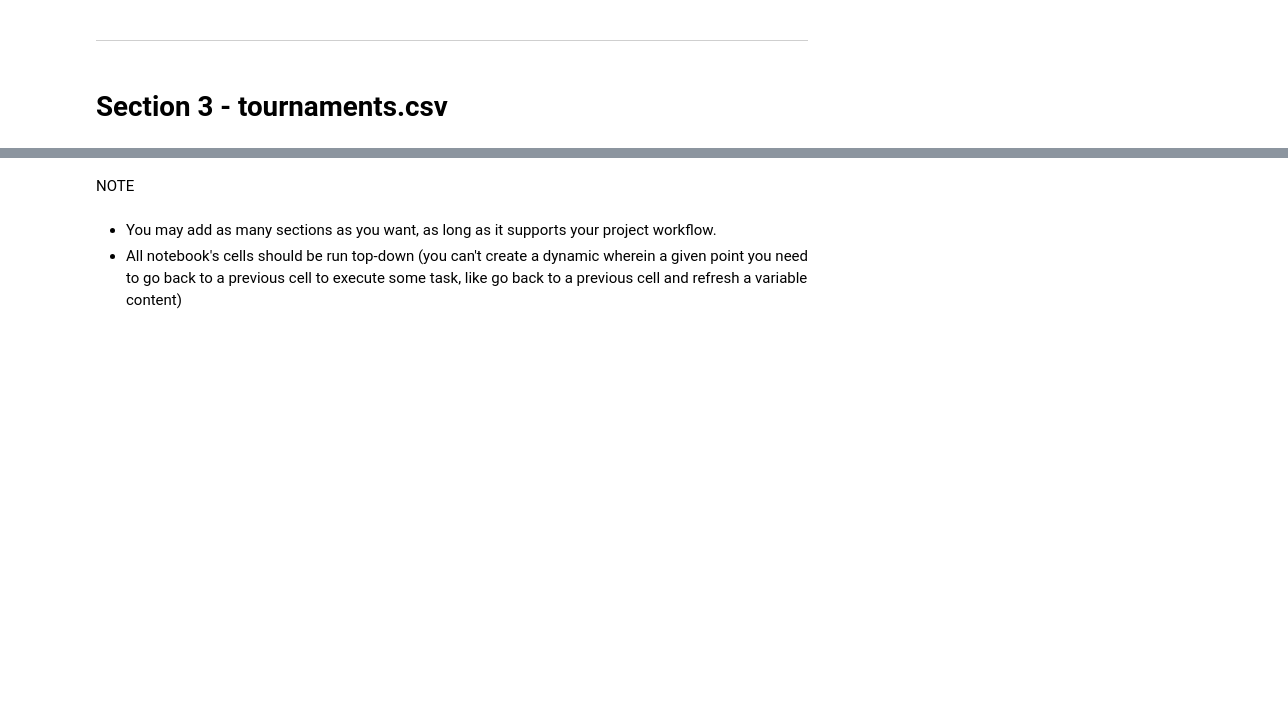
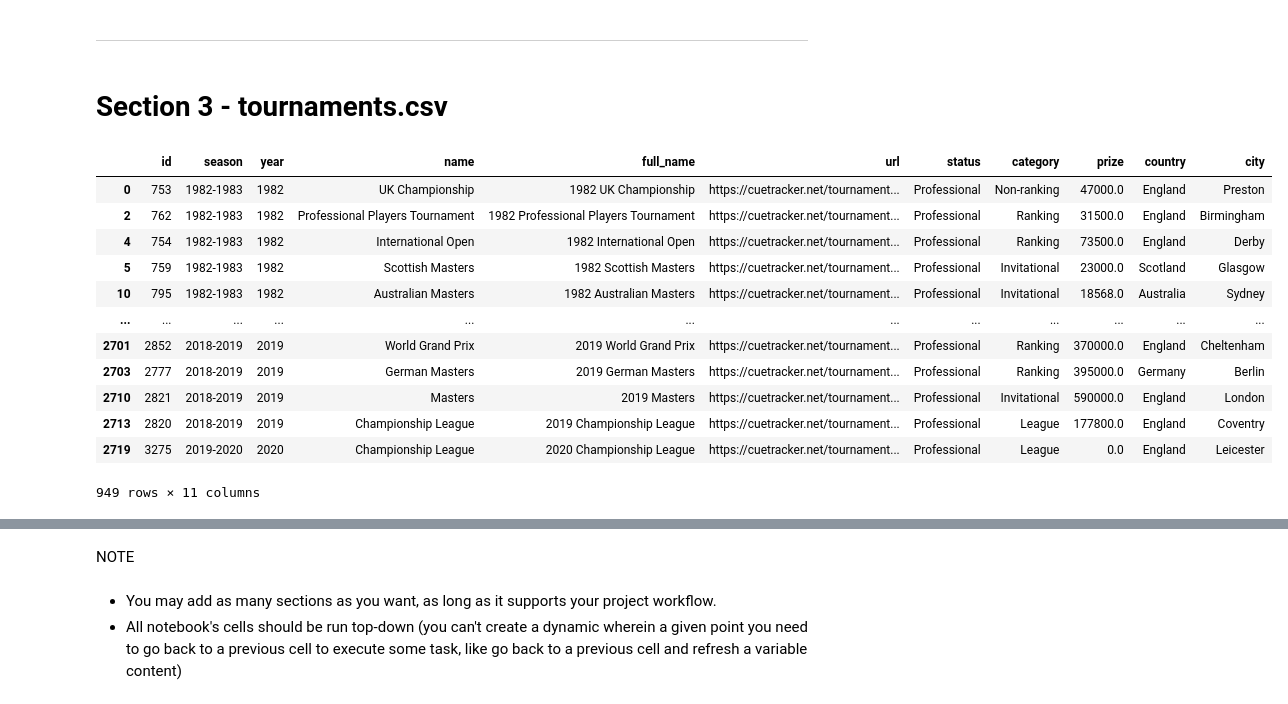
Before and after one commit to stephenbeese/Snooker-Data-Analysis, a Jupyter notebook: jupyter_notebooks/ETL.ipynb, the cells around one changed output, grey strips where cells are left out. Saved outputs shown, nothing was run; the diff lists cells and outputs as text; code cells hidden in the pictures; blank space fills up the shorter version.

Commit message:
Clean tournaments.csv

```diff
--- a/jupyter_notebooks/ETL.ipynb
+++ b/jupyter_notebooks/ETL.ipynb
@@ -222,3 +222,20 @@ df_players.to_csv(os.path.join(clean_data_dir, 'players_cleaned.csv'), index=Fal
 ---
 # %% [markdown]
 # Section 3 - tournaments.csv
+# %%
+# Show the head of df_tournaments
+df_tournaments
+# %% [output]
+|  | id | season | year | name | full_name | url | status | category | prize | country | city |
+| 0 | 753 | 1982-1983 | 1982 | UK Championship | 1982 UK Championship | https://cuetracker.net/tournament... | Professional | Non-ranking | 47000.0 | England | Preston |
+| 2 | 762 | 1982-1983 | 1982 | Professional Players Tournament | 1982 Professional Players Tournament | https://cuetracker.net/tournament... | Professional | Ranking | 31500.0 | England | Birmingham |
+| 4 | 754 | 1982-1983 | 1982 | International Open | 1982 International Open | https://cuetracker.net/tournament... | Professional | Ranking | 73500.0 | England | Derby |
+| 5 | 759 | 1982-1983 | 1982 | Scottish Masters | 1982 Scottish Masters | https://cuetracker.net/tournament... | Professional | Invitational | 23000.0 | Scotland | Glasgow |
+| 10 | 795 | 1982-1983 | 1982 | Australian Masters | 1982 Australian Masters | https://cuetracker.net/tournament... | Professional | Invitational | 18568.0 | Australia | Sydney |
+| ... | ... | ... | ... | ... | ... | ... | ... | ... | ... | ... | ... |
+| 2701 | 2852 | 2018-2019 | 2019 | World Grand Prix | 2019 World Grand Prix | https://cuetracker.net/tournament... | Professional | Ranking | 370000.0 | England | Cheltenham |
+| 2703 | 2777 | 2018-2019 | 2019 | German Masters | 2019 German Masters | https://cuetracker.net/tournament... | Professional | Ranking | 395000.0 | Germany | Berlin |
+| 2710 | 2821 | 2018-2019 | 2019 | Masters | 2019 Masters | https://cuetracker.net/tournament... | Professional | Invitational | 590000.0 | England | London |
+| 2713 | 2820 | 2018-2019 | 2019 | Championship League | 2019 Championship League | https://cuetracker.net/tournament... | Professional | League | 177800.0 | England | Coventry |
+| 2719 | 3275 | 2019-2020 | 2020 | Championship League | 2020 Championship League | https://cuetracker.net/tournament... | Professional | League | 0.0 | England | Leicester |
+949 rows × 11 columns
```
Also changed, not shown: parts of 17 cells of this notebook, 1 other file.
